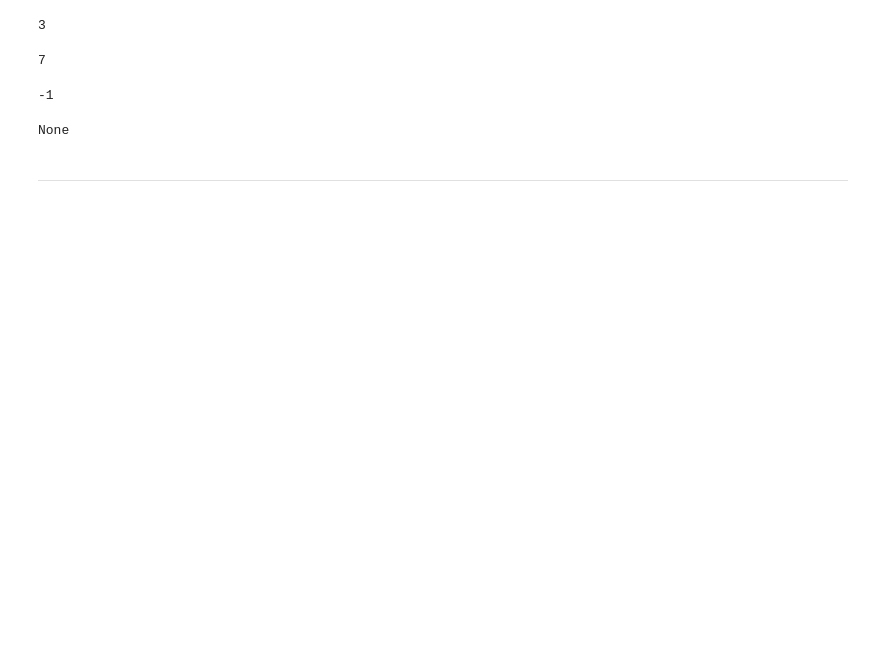
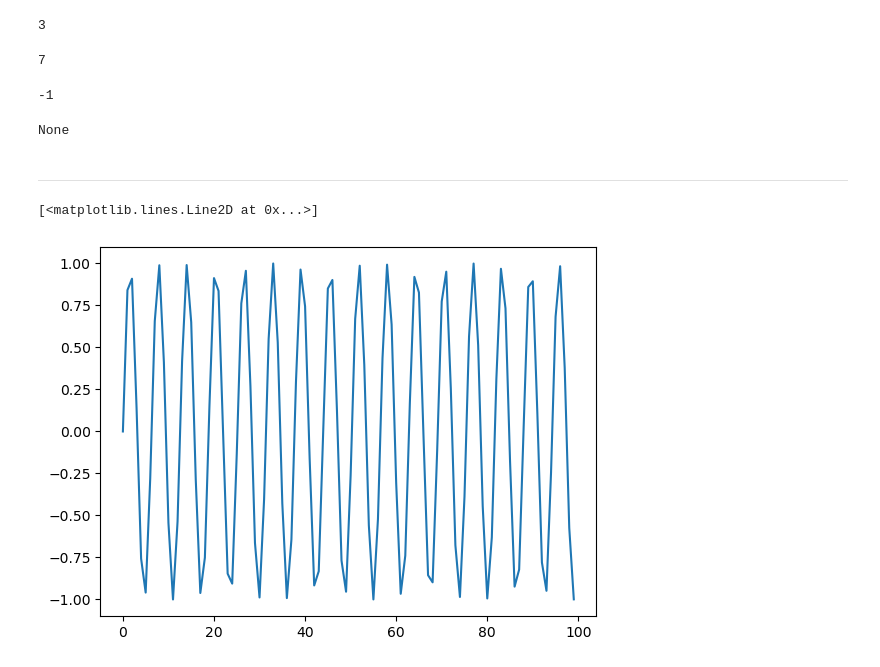
Before and after one commit to ethanpeacockaol/Studies, a Jupyter notebook: ChainOfBoxes/data_chains.ipynb, the cells around one changed output. Saved outputs shown, nothing was run; the diff lists cells and outputs as text; code cells hidden in the pictures; blank space fills up the shorter version.

Commit message:
use chains to plot sin

```diff
--- a/ChainOfBoxes/data_chains.ipynb
+++ b/ChainOfBoxes/data_chains.ipynb
@@ -312,0 +315,20 @@ None
+# %%
+xaxis = chain()
+yaxis = chain()
+
+# add 0 to 99 to x axis chain (list, vector, etc)
+for i in range(100):
+    xaxis.addlink(i)
+
+# create sin in y chain
+for i in range(100):
+    yaxis.addlink(np.sin(i))
+
+# idk how to plot with anything other than python lists
+# lets convert them to list format
+xlist = [xaxis.returnindex(i) for i in range(100)]
+ylist = [yaxis.returnindex(i) for i in range(100)]
+plt.plot(xlist, ylist)
+# %% [output]
+[<matplotlib.lines.Line2D at 0x...>]
+[figure, added]
```
Also changed, not shown: parts of 1 cell of this notebook.
